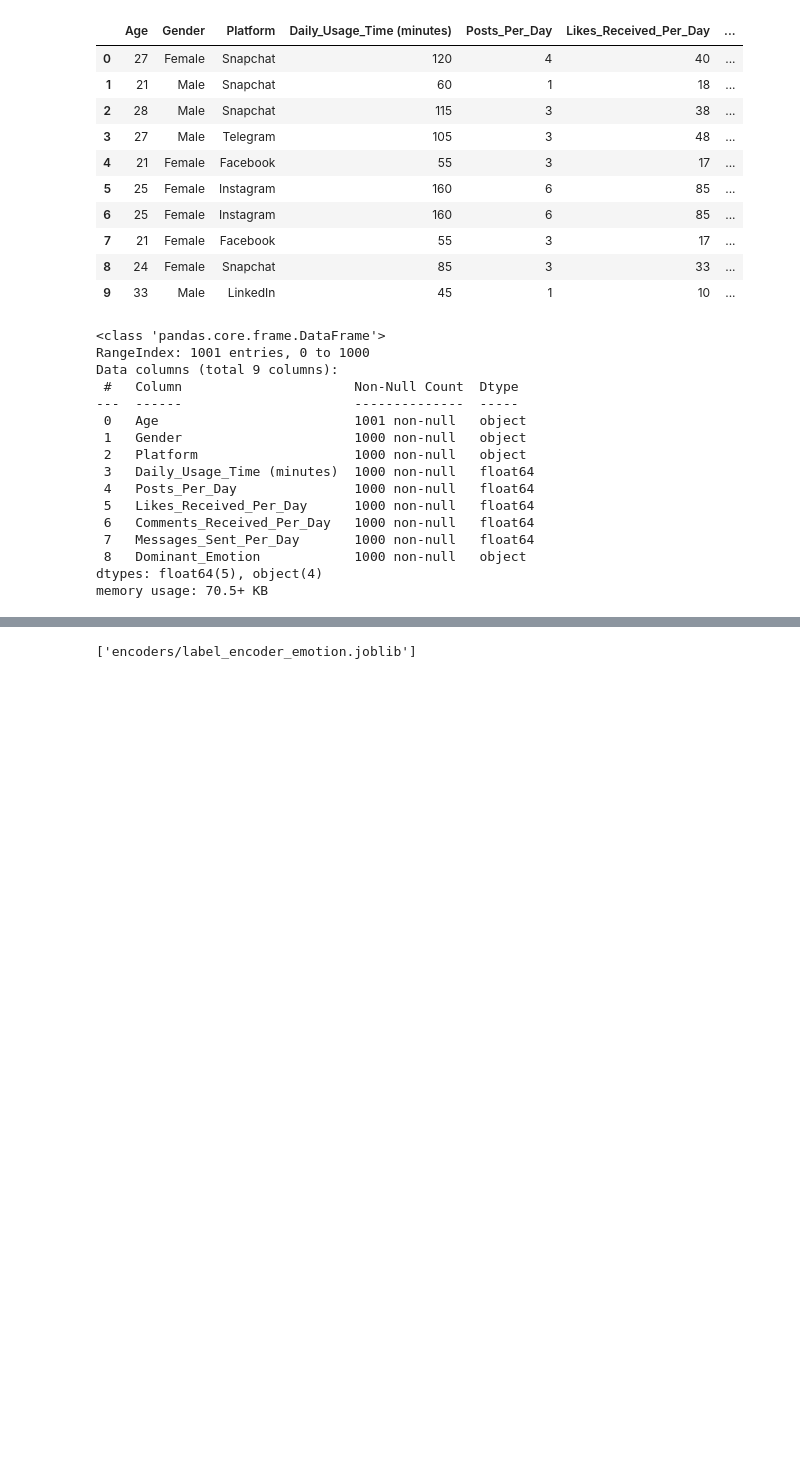
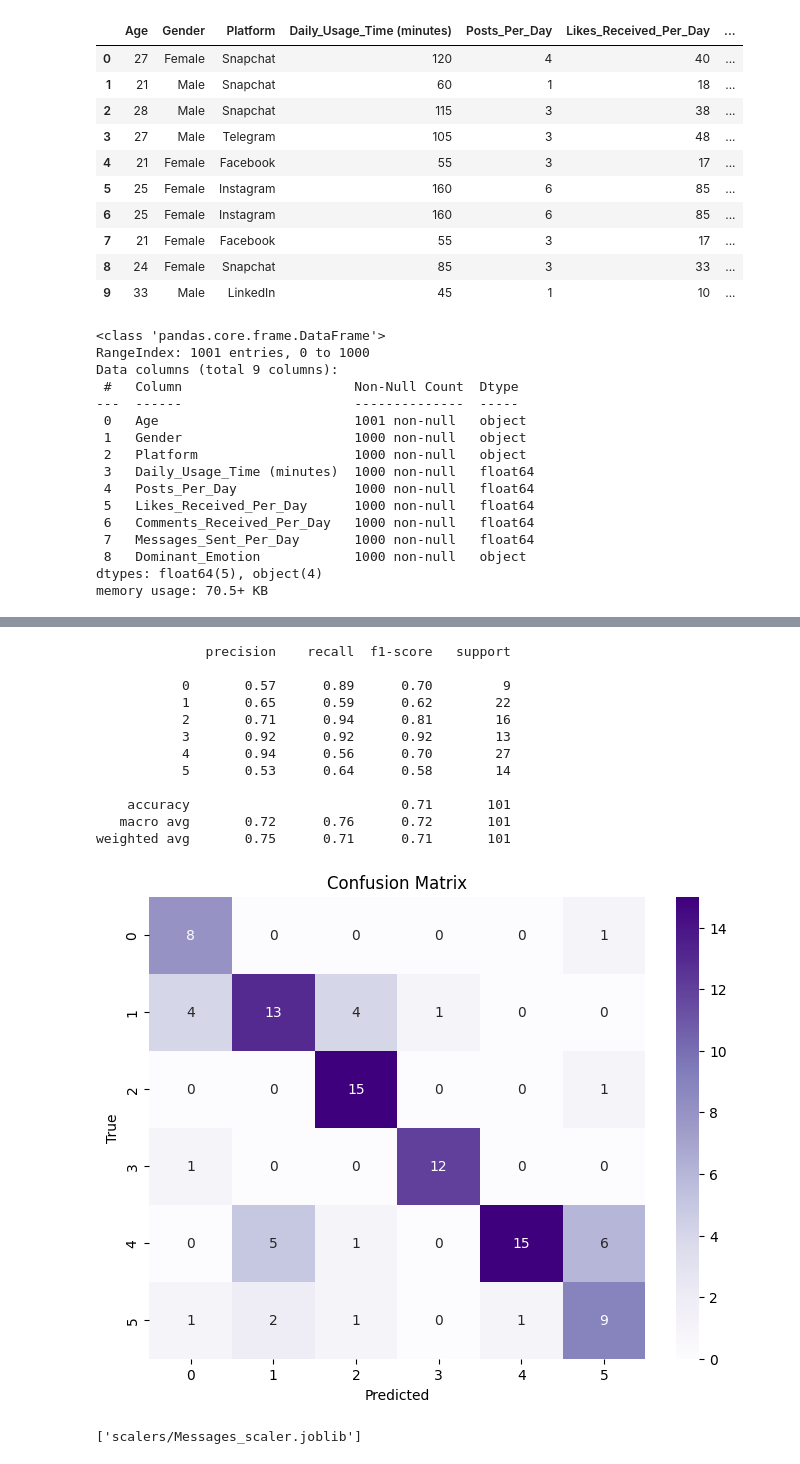
Before and after one commit to serieh/emotion-engine, a Jupyter notebook: model.ipynb, the cells around one changed output, grey strips where cells are left out. Drawn from its saved outputs; the diff is of its cells as text; code cells hidden in the pictures; blank space fills up the shorter version.

```diff
--- a/model.ipynb
+++ b/model.ipynb
@@ -344,8 +521,45 @@ weighted avg       0.94      0.94      0.94        97
+# %%
+# Training the SVM model
+svm = SVC(random_state=42).fit(x_train, y_train)
+
+# Predict on the test set
+y_pred4 = svm.predict(x_test)
+print(classification_report(y_test, y_pred4, zero_division=1))
+
+cm = confusion_matrix(y_test, y_pred4)
+plt.figure(figsize=(8, 6))
+sns.heatmap(cm, annot=True, fmt='d', cmap='Purples')
+plt.xlabel('Predicted')
+plt.ylabel('True')
+plt.title('Confusion Matrix')
+plt.show()
+# %% [output]
+              precision    recall  f1-score   support
+
+           0       0.57      0.89      0.70         9
+           1       0.65      0.59      0.62        22
+           2       0.71      0.94      0.81        16
+           3       0.92      0.92      0.92        13
+           4       0.94      0.56      0.70        27
+           5       0.53      0.64      0.58        14
+
+    accuracy                           0.71       101
+   macro avg       0.72      0.76      0.72       101
+weighted avg       0.75      0.71      0.71       101
+[figure, added]
 # %%
-#Saving the encoders and the wanted model
-joblib.dump(classifier, 'model/classifier.joblib')
-joblib.dump(label_encoder_platform, 'encoders/label_encoder_platform.joblib')
-joblib.dump(label_encoder_gender, 'encoders/label_encoder_gender.joblib')
-joblib.dump(label_encoder_emotion, 'encoders/label_encoder_emotion.joblib')
+#Saving the encoders, scalers and the wanted model(RandomForestClassifier)
+joblib.dump(rfc, 'model/classifier.joblib')
+
+joblib.dump(platform_encoder, 'encoders/platform_encoder.joblib')
+joblib.dump(gender_encoder, 'encoders/gender_encoder.joblib')
+joblib.dump(emotion_encoder, 'encoders/emotion_encoder.joblib')
+
+joblib.dump(Age_scaler, 'scalers/Age_scaler.joblib')
+joblib.dump(Usage_scaler, 'scalers/Usage_scaler.joblib')
+joblib.dump(Posts_scaler, 'scalers/Posts_scaler.joblib')
+joblib.dump(Likes_scaler, 'scalers/Likes_scaler.joblib')
+joblib.dump(Comments_scaler, 'scalers/Comments_scaler.joblib')
+joblib.dump(Messages_scaler, 'scalers/Messages_scaler.joblib')
 # %% [output]
-['encoders/label_encoder_emotion.joblib']
+['scalers/Messages_scaler.joblib']
```
Also changed, not shown: parts of 35 cells of this notebook, 1 other file.
